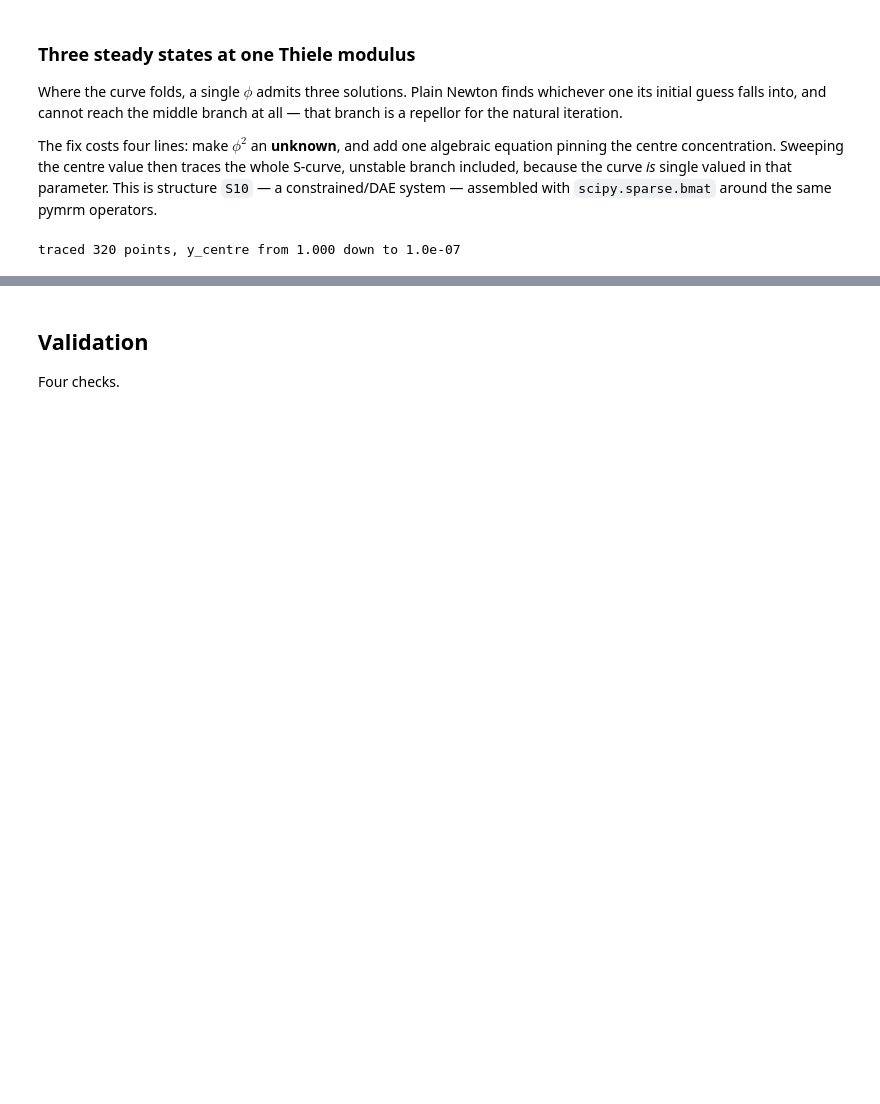
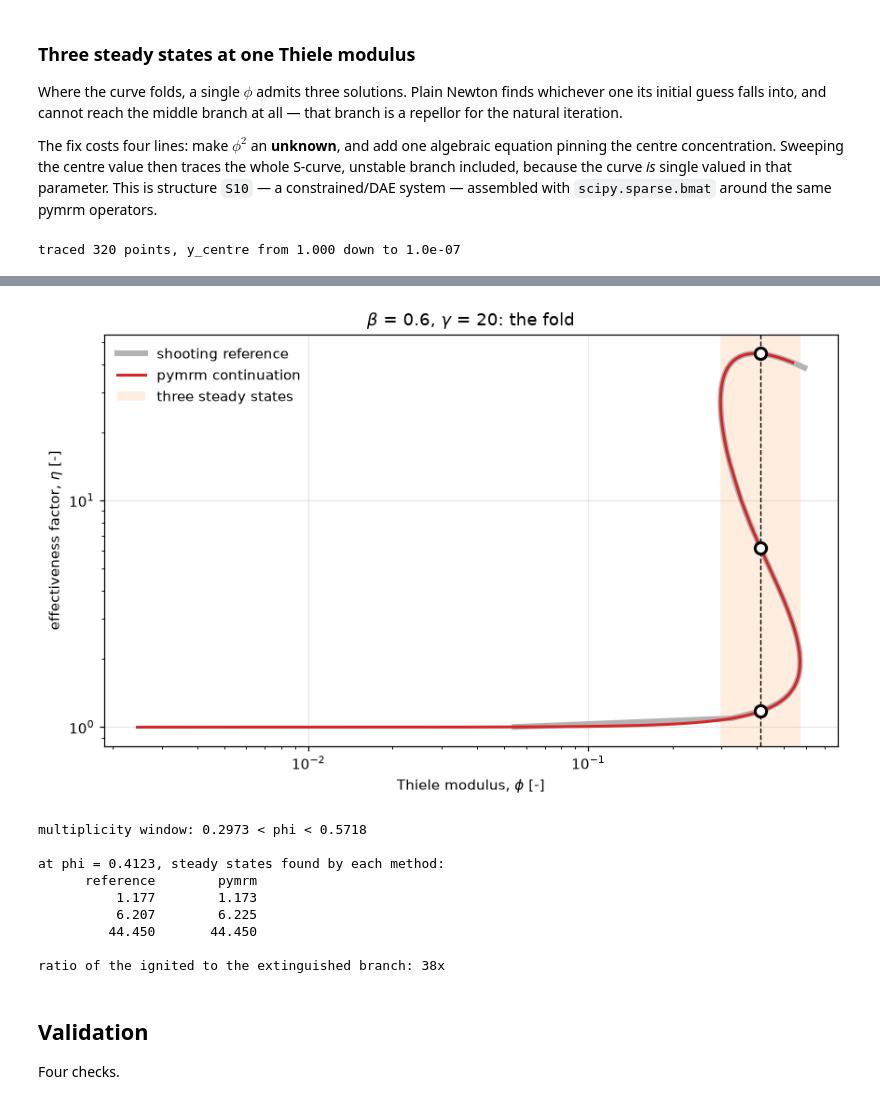
Before and after one commit to computational-chemical-engineering/pymrm-gallery, a Jupyter notebook: pages/B1.1-thiele-weisz-hicks/index.ipynb, the cells around one changed output, grey strips where cells are left out. Cells and saved outputs as stored; diff of their text form; code cells hidden in the pictures; blank space fills up the shorter version.

```diff
--- a/pages/B1.1-thiele-weisz-hicks/index.ipynb
+++ b/pages/B1.1-thiele-weisz-hicks/index.ipynb
@@ -508,3 +463,71 @@ ratio of the ignited to the extinguished branch: 33x
+# %%
+# The fold is located on the SHOOTING reference, not on the continuation.
+# The continuation carries a warm-start chain, so which points converge is
+# mildly floating-point dependent and its turning points move between machines;
+# the reference is a smooth deterministic function of y_centre.
+ref_m = np.array([(q[0], q[1], v) for v, q in
+                  ((v, wh_reference(BETA_M, GAMMA, v))
+                   for v in np.geomspace(1e-8, 0.9995, 900)) if q])
+
+def crossings(curve, phi_target):
+    """Interpolated (eta, y_centre) wherever the curve crosses phi_target."""
+    out = []
+    for i in np.where(np.diff(np.sign(curve[:, 0] - phi_target)))[0]:
+        f = (phi_target - curve[i, 0]) / (curve[i + 1, 0] - curve[i, 0])
+        out.append(tuple(curve[i, k] + f * (curve[i + 1, k] - curve[i, k])
+                         for k in (1, 2)))
+    return sorted(out)
+
+# turning points of phi(y_centre): take the two with the largest prominence so
+# that discretisation ripple cannot masquerade as a fold
+d = np.diff(ref_m[:, 0])
+turn = np.where(np.diff(np.sign(d)) != 0)[0] + 1
+prom = [min(abs(ref_m[i, 0] - ref_m[:i, 0].min() if i else np.inf),
+            abs(ref_m[i, 0] - ref_m[i:, 0].max())) for i in turn]
+turn = [t for _, t in sorted(zip(prom, turn), reverse=True)[:2]]
+phi_lo, phi_hi = sorted(ref_m[turn, 0])
+phi_star = float(np.sqrt(phi_lo * phi_hi))
+
+roots = crossings(ref_m, phi_star)
+roots_pymrm = crossings(branch, phi_star)
+
+fig, ax = plt.subplots(figsize=(8, 5))
+ax.loglog(ref_m[:, 0], ref_m[:, 1], "-", color="0.7", lw=4,
+          label="shooting reference")
+ax.loglog(branch[:, 0], branch[:, 1], color="tab:red", lw=2,
+          label="pymrm continuation")
+ax.axvspan(phi_lo, phi_hi, color="tab:orange", alpha=0.13, lw=0,
+           label="three steady states")
+ax.axvline(phi_star, color="k", lw=0.9, ls="--")
+for e, _ in roots:
+    ax.plot(phi_star, e, "o", color="k", ms=8, mfc="white", mew=2, zorder=6)
+ax.set_xlabel(r"Thiele modulus, $\phi$ [-]")
+ax.set_ylabel(r"effectiveness factor, $\eta$ [-]")
+ax.set_title(rf"$\beta$ = {BETA_M}, $\gamma$ = {GAMMA:.0f}: the fold")
+ax.legend(frameon=False, loc="upper left")
+fig.tight_layout(); plt.show()
+
+print(f"multiplicity window: {phi_lo:.4f} < phi < {phi_hi:.4f}")
+print(f"\nat phi = {phi_star:.4f}, steady states found by each method:")
+print(f"   {'reference':>12} {'pymrm':>12}")
+for k in range(max(len(roots), len(roots_pymrm))):
+    a = f"{roots[k][0]:12.3f}" if k < len(roots) else " " * 12
+    b = f"{roots_pymrm[k][0]:12.3f}" if k < len(roots_pymrm) else " " * 12
+    print(f"   {a} {b}")
+eta_ignited = roots[-1][0]
+print(f"\nratio of the ignited to the extinguished branch: "
+      f"{eta_ignited/roots[0][0]:.0f}x")
+# %% [output]
+[figure, added]
+multiplicity window: 0.2973 < phi < 0.5718
+
+at phi = 0.4123, steady states found by each method:
+      reference        pymrm
+          1.177        1.173
+          6.207        6.225
+         44.450       44.450
+
+ratio of the ignited to the extinguished branch: 38x
 # %% [markdown]
 ## Validation
 
```
Also changed, not shown: parts of 3 cells of this notebook, 4 other files.
